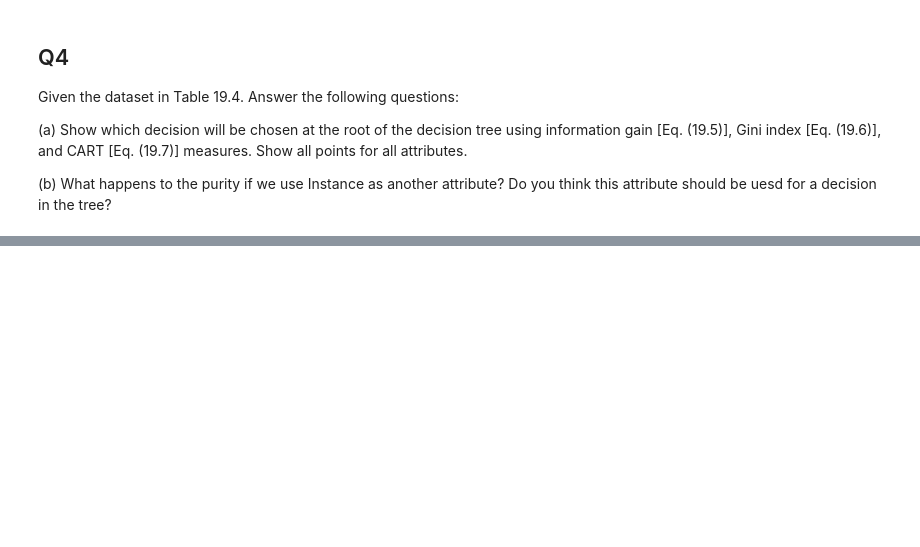
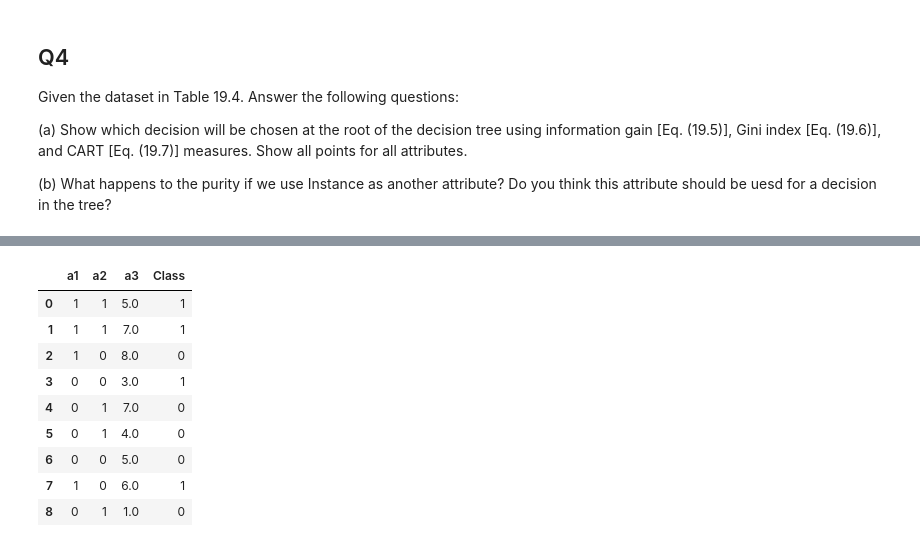
Before and after one commit to TatsukiSerizawa/lecture, a Jupyter notebook: intelliDevelop/homework5.ipynb, the cells around one changed output, grey strips where cells are left out. Drawn from its saved outputs; the diff is of its cells as text; code cells hidden in the pictures; blank space fills up the shorter version.

```diff
--- a/intelliDevelop/homework5.ipynb
+++ b/intelliDevelop/homework5.ipynb
@@ -73,0 +94,17 @@ Given the dataset in Table 19.4. Answer the following questions:
+# %%
+labels = ["a1", "a2", "Class"]
+
+for label in labels:
+    df4[label] = LE.fit_transform(df4[label])
+df4
+# %% [output]
+|  | a1 | a2 | a3 | Class |
+| 0 | 1 | 1 | 5.0 | 1 |
+| 1 | 1 | 1 | 7.0 | 1 |
+| 2 | 1 | 0 | 8.0 | 0 |
+| 3 | 0 | 0 | 3.0 | 1 |
+| 4 | 0 | 1 | 7.0 | 0 |
+| 5 | 0 | 1 | 4.0 | 0 |
+| 6 | 0 | 0 | 5.0 | 0 |
+| 7 | 1 | 0 | 6.0 | 1 |
+| 8 | 0 | 1 | 1.0 | 0 |
```
Also changed, not shown: parts of 9 cells of this notebook.
